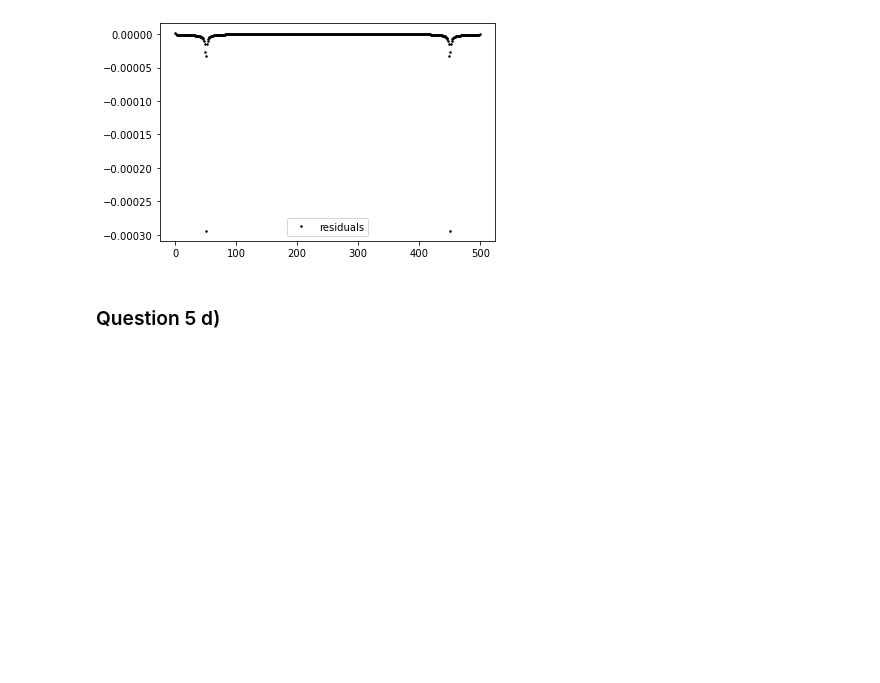
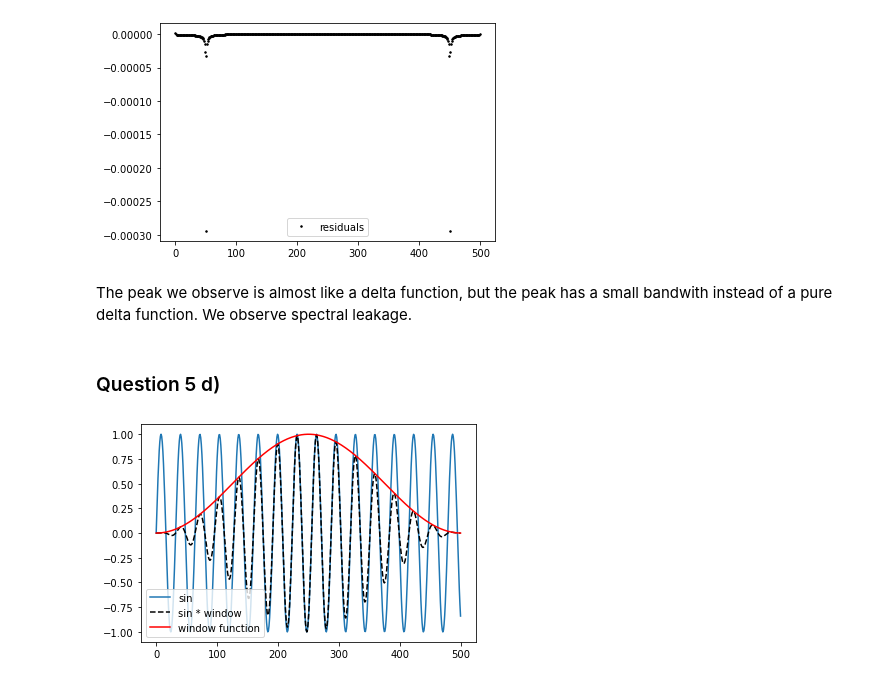
Before and after one commit to megancvitan/PHYS512-Computational-Physics, a Jupyter notebook: assignment_4/question_5.ipynb, the cells around one changed output. Drawn from its saved outputs; the diff is of its cells as text; code cells hidden in the pictures; blank space fills up the shorter version.

```diff
--- a/assignment_4/question_5.ipynb
+++ b/assignment_4/question_5.ipynb
@@ -44,9 +44,36 @@ plt.legend()
 plt.show()
 # %% [output]
 [figure]
+# %% [markdown]
+The peak we observe is almost like a delta function, but the peak has a small bandwith instead of a pure delta function. We observe spectral leakage.
 # %% [markdown]
 ### Question 5 d)
-# %%
-#Define window function
-def window(x,N):
-    0.5-0.5*np.cos(2*np.pi*x/N)
+# %%
+def fftsin_window(x,w):
+    N = len(x)
+    f = np.sin(2*np.pi*k*x/N)*w
+    summed = np.zeros(N)
+    kvec = np.arange(N)
+    i = np.complex(0,1)
+    for i in range(N):
+        summed[i] = np.sum(f*np.exp(-2*np.pi*i*kvec[i]*x/N))
+    return summed
+
+#Define window function
+def window(x,N):
+    return 0.5-0.5*np.cos(2*np.pi*x/N)
+# %%
+N = 500
+x = np.arange(N)
+k = 15.69
+w = window(x,N)
+y = fftsin_window(x,w)
+s = np.sin(2*np.pi*k*x/len(x))
+plt.plot(x,s,label='sin')
+plt.plot(x,s*w,'--',color='black',label='sin * window')
+plt.plot(x,w,'-',color='red',label='window function')
+plt.legend()
+plt.savefig('q5_window_function_1')
+plt.show()
+# %% [output]
+[figure, added]
```
Also changed, not shown: parts of 5 cells of this notebook, 4 other files.
